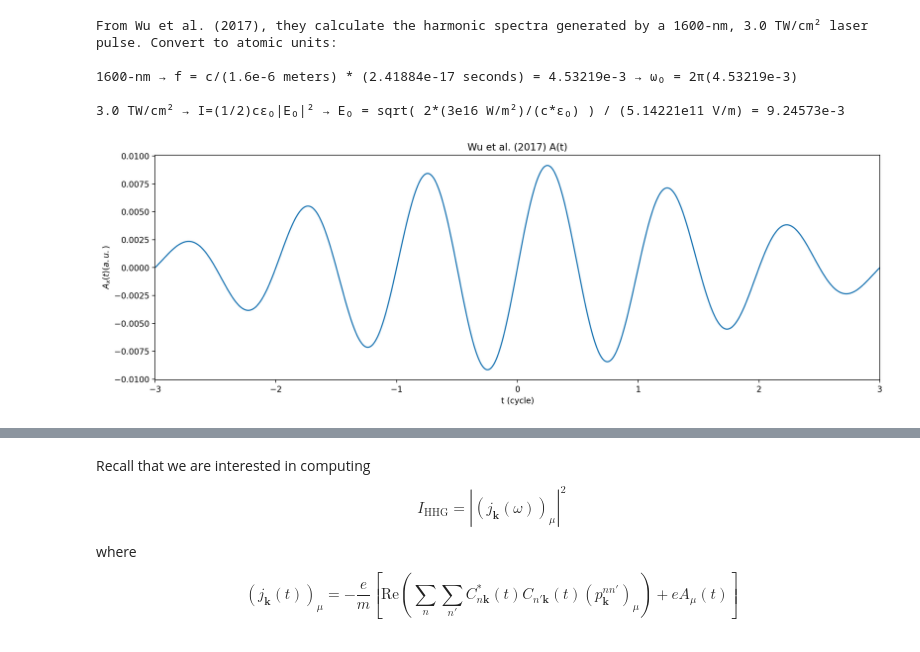
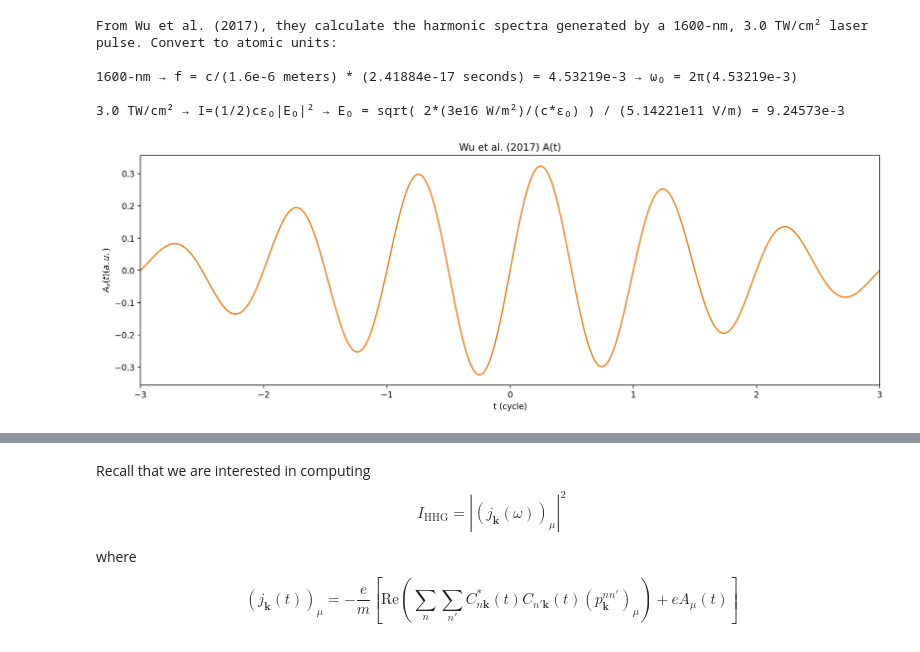
Before and after one commit to bolst/HHG, a Jupyter notebook: src/NFEM-2D.ipynb, the cells around one changed output, grey strips where cells are left out. Cells and saved outputs as stored; diff of their text form; code cells hidden in the pictures.

```diff
--- a/src/NFEM-2D.ipynb
+++ b/src/NFEM-2D.ipynb
@@ -347,7 +347,7 @@ From Wu et al. (2017), they calculate the harmonic spectra generated by a 1600-n
 3.0 TW/cm\u00B2 \u2192 I=(1/2)cϵ\u2080|E\u2080|\u00B2 \u2192 E\u2080 = sqrt( 2*(3e16 W/m\u00B2)/(c*ϵ\u2080) ) / (5.14221e11 V/m) = 9.24573e-3
 '''
 print(unit_msg)
-A0_Wu2D = 9.24573e-3   # From I=(1/2)cϵₒEₒ^2
+A0_Wu2D = 9.24573e-3*50 # From I=(1/2)cϵₒEₒ^2
 ω0_Wu2D = 2*π*(4.53219e-3) # From 1600nm laser wavelength and f=c/λ
 ω_Wu2D = ω0_Wu2D / 22
 # %% [output]
@@ -358,24 +358,33 @@ From Wu et al. (2017), they calculate the harmonic spectra generated by a 1600-n
 3.0 TW/cm² → I=(1/2)cϵ₀|E₀|² → E₀ = sqrt( 2*(3e16 W/m²)/(c*ϵ₀) ) / (5.14221e11 V/m) = 9.24573e-3
 # %%
 @numba.njit
-def A_Wu2D(t,ω0=ω0_Wu2D,ω=ω_Wu2D,A0=A0_Wu2D):
-    Ax = A0 * np.cos(ω*t)**4 * np.sin(ω0*t)
-    Ay = 0.0*t
-    return Ax,Ay
+def A_Wu2Dx(t,ω0=ω0_Wu2D,ω=ω_Wu2D,A0=A0_Wu2D,polar='m'):
+    A = A0 * np.cos(ω*t)**4 * np.sin(ω0*t)
+    if polar == 'm':
+        return A / np.sqrt(2)
+    return A
 
-δt = 1
+@numba.njit
+def A_Wu2Dy(t,ω0=ω0_Wu2D,ω=ω_Wu2D,A0=A0_Wu2D,polar='m'):
+    A = A0 * np.cos(ω*t)**4 * np.sin(ω0*t)
+    if polar == 'm':
+        return A / np.sqrt(2)
+    return 0*t
+
+δt = .01
 t0,t1 = -π/2/ω_Wu2D, π/2/ω_Wu2D
 T = np.arange(t0,t1+δt,δt)
 
 plt.figure(figsize=(16,5))
 
 plt.xlim(-3,3)
 plt.title('Wu et al. (2017) A(t)')
 plt.xlabel('t (cycle)')
 plt.ylabel(r'$A_x(t) (a.u.)$')
-plt.plot(T*ω0_Wu2D/2/π,A_Wu2D(T)[0],label='A(t)');
+plt.plot(T*ω0_Wu2D/2/π, A_Wu2Dx(T), label='A(t)');
+plt.plot(T*ω0_Wu2D/2/π, A_Wu2Dy(T), label='A(t)');
 # %% [output]
-[figure, old version]
+[figure, new version]
 # %%
 @numba.njit
 def tdse2D(ti,C,ε_nk,p,e,m):
```
Also changed, not shown: parts of 8 cells of this notebook, 3 other files.
